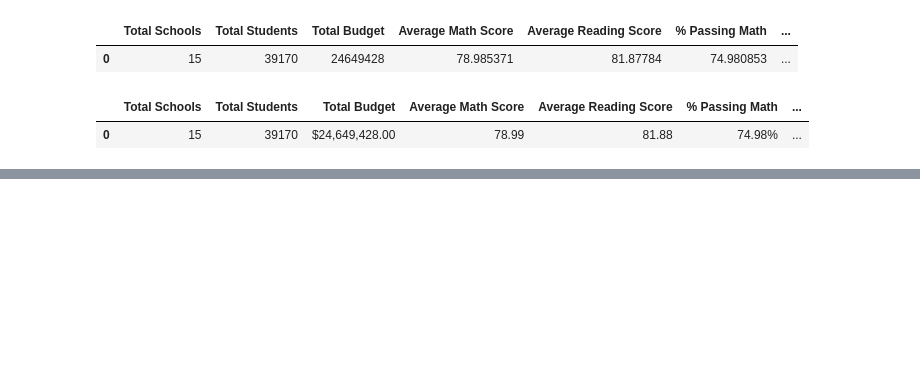
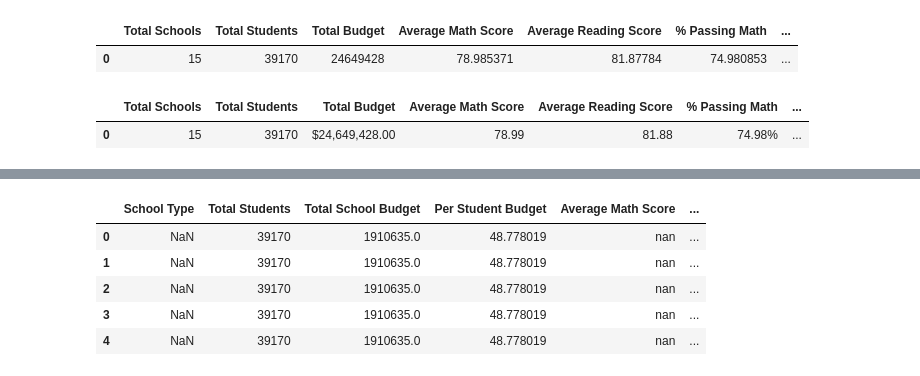
Before and after one commit to jl-horton/pandas-challenge, a Jupyter notebook: PyCitySchools/PyCitySchools.ipynb, the cells around one changed output, grey strips where cells are left out. Saved outputs shown, nothing was run; the diff lists cells and outputs as text; code cells hidden in the pictures; blank space fills up the shorter version.

```diff
--- a/PyCitySchools/PyCitySchools.ipynb
+++ b/PyCitySchools/PyCitySchools.ipynb
@@ -133,3 +207,18 @@ summary_df.head()
+# %%
+sch_sum_df['Total school Budget'] = sch_sum_df['Total School Budget'].astype(float).map("${:,.2f}".format)
+sch_sum_df['Average Math Score'] = sch_sum_df['Average Math Score'].map("{:.2f}".format)
+sch_sum_df['Average Reading Score'] = sch_sum_df['Average Reading Score'].map("{:.2f}".format)
+sch_sum_df['% Passing Math'] = sch_sum_df['% Passing Math'].map("{:.2f}%".format)
+sch_sum_df['% Passing Reading'] = sch_sum_df['% Passing Reading'].map("{:.2f}%".format)
+
+sch_sum_df.head()
+# %% [output]
+|  | School Type | Total Students | Total School Budget | Per Student Budget | Average Math Score | ... |
+| 0 | NaN | 39170 | 1910635.0 | 48.778019 | nan | ... |
+| 1 | NaN | 39170 | 1910635.0 | 48.778019 | nan | ... |
+| 2 | NaN | 39170 | 1910635.0 | 48.778019 | nan | ... |
+| 3 | NaN | 39170 | 1910635.0 | 48.778019 | nan | ... |
+| 4 | NaN | 39170 | 1910635.0 | 48.778019 | nan | ... |
 # %%
 # Sort schools by % overall passing
 # %%
```
Also changed, not shown: parts of 17 cells of this notebook.
